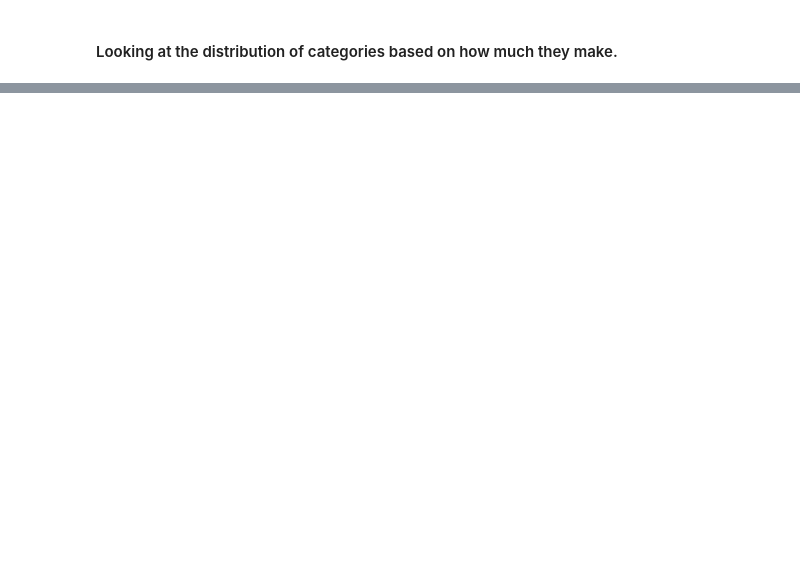
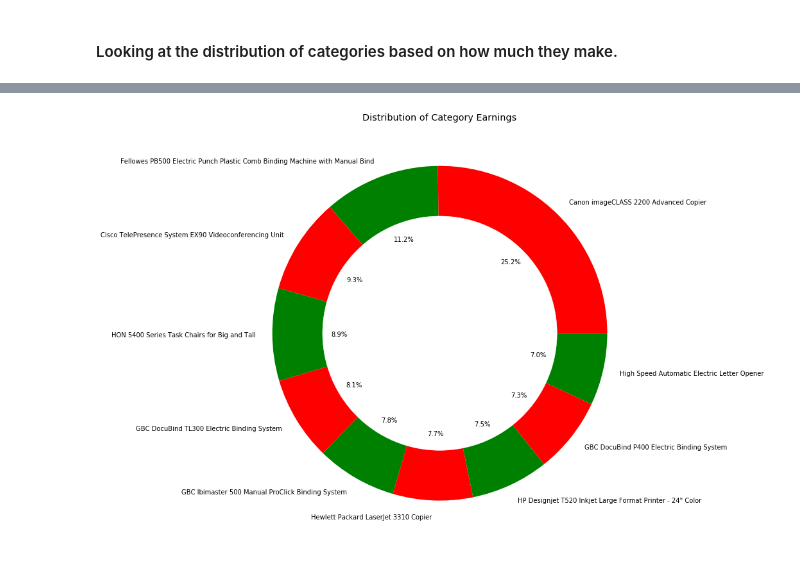
Before and after one commit to Moses-Lin/timeseries, a Jupyter notebook: EDA.ipynb, the cells around one changed output, grey strips where cells are left out. Cells and saved outputs as stored; diff of their text form; code cells hidden in the pictures; blank space fills up the shorter version.

```diff
--- a/EDA.ipynb
+++ b/EDA.ipynb
@@ -383,0 +445,4 @@ for p in ax.patches:
+# %%
+topprod = df.groupby(["Product Name"]).sum().sort_values("Sales", ascending=False).head(10)
+topprod = topprod[["Sales"]].round(2)
+topprod.reset_index(inplace=True)
@@ -383,0 +463,11 @@ for p in ax.patches:
+# %%
+plt.figure(figsize=(12,12))
+my_circle=plt.Circle( (0,0), 0.7, color='white')
+
+plt.pie(topprod['Sales'], labels=topprod['Product Name'], autopct='%1.1f%%', colors=['red', 'green'])
+p=plt.gcf()
+p.gca().add_artist(my_circle)
+plt.title('Distribution of Category Earnings')
+plt.show()
+# %% [output]
+[figure, added]
```
Also changed, not shown: parts of 10 cells of this notebook.
